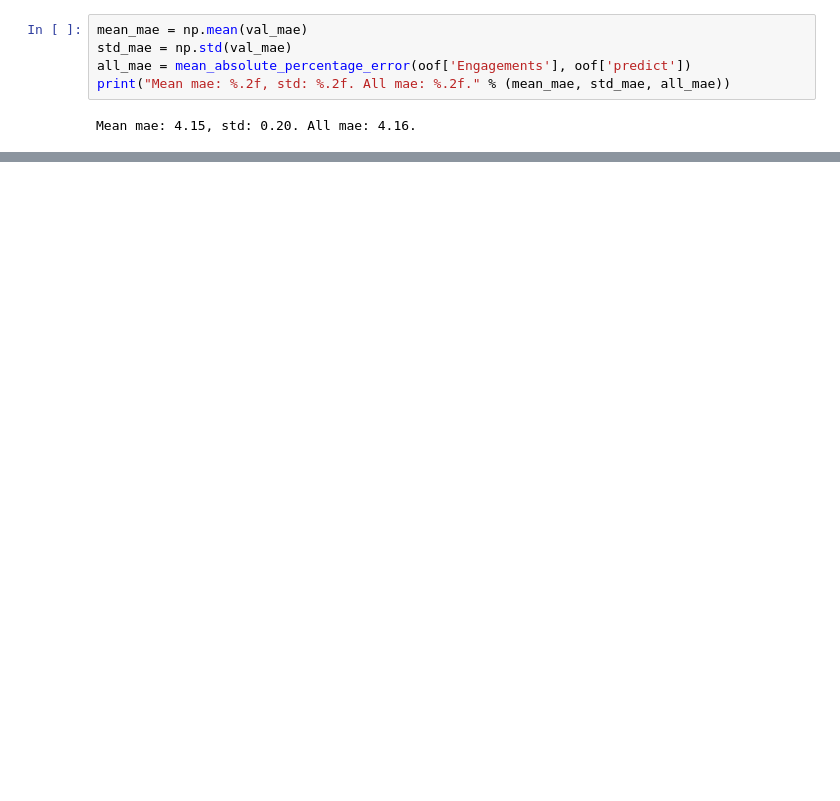
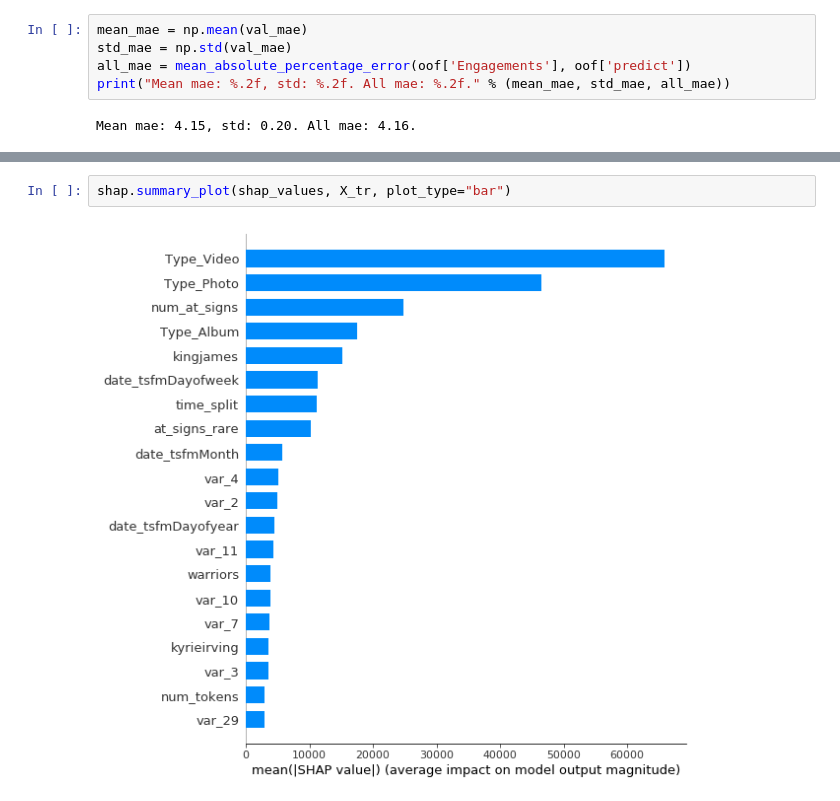
Before and after one commit to wjensheng/nba, a Jupyter notebook: nba_model.ipynb, the cells around one changed output, grey strips where cells are left out. Saved outputs shown, nothing was run; the diff lists cells and outputs as text; blank space fills up the shorter version.

```diff
--- a/nba_model.ipynb
+++ b/nba_model.ipynb
@@ -245,0 +289,4 @@ Mean mae: 4.15, std: 0.20. All mae: 4.16.
+# %%
+shap.summary_plot(shap_values, X_tr, plot_type="bar")
+# %% [output]
+[figure, added]
```
Also changed, not shown: parts of 6 cells of this notebook.
